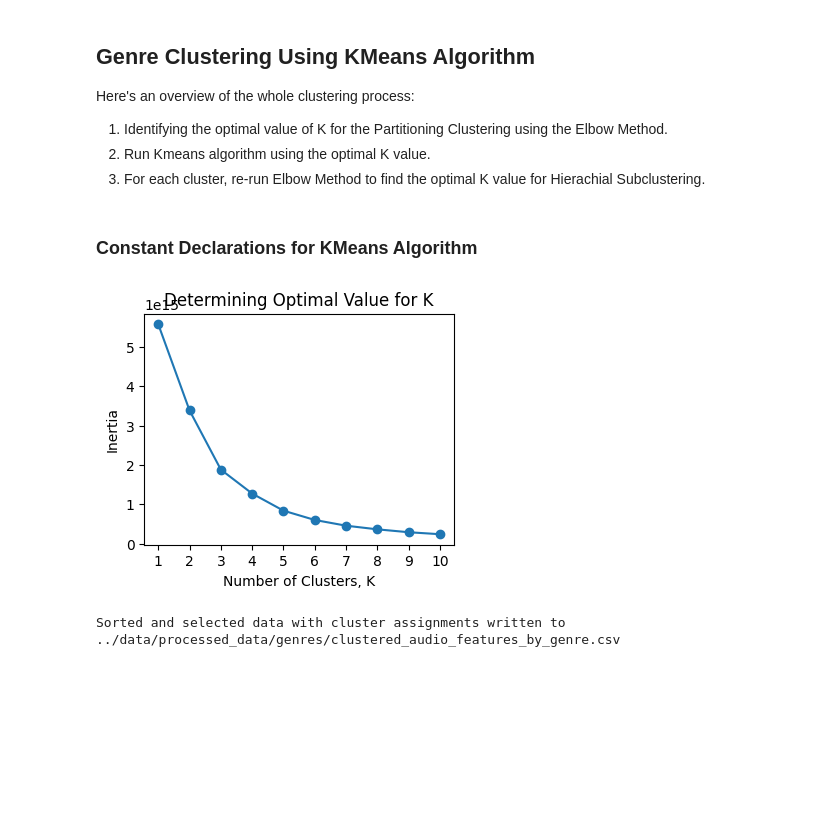
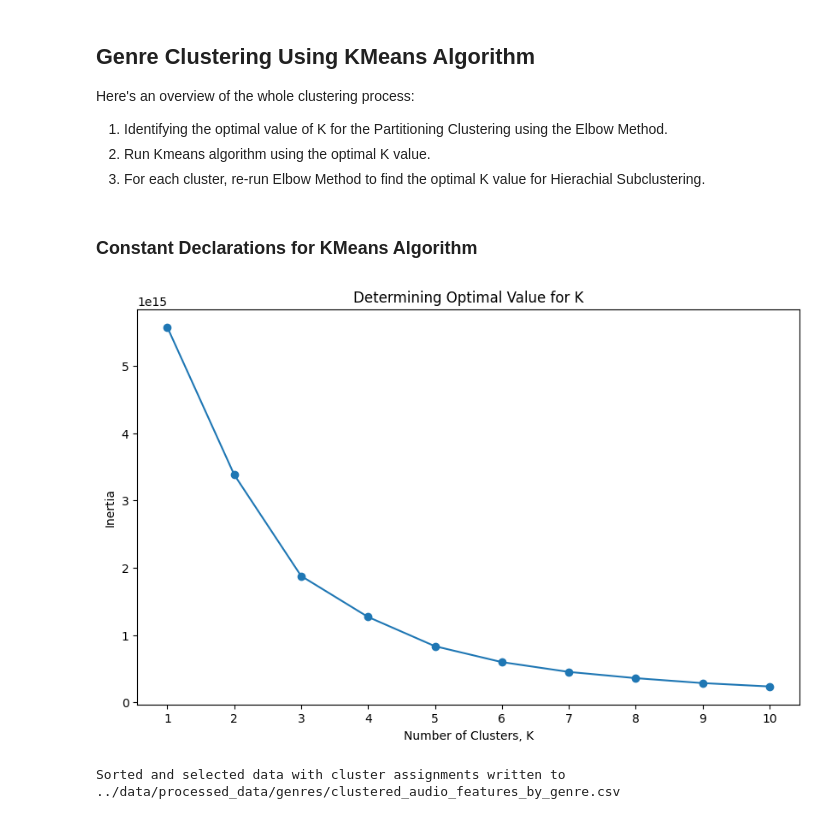
Before and after one commit to avock/TunesBlend-Engine, a Jupyter notebook: src/tunesblend_engine.ipynb, the cells around one changed output. Drawn from its saved outputs; the diff is of its cells as text; code cells hidden in the pictures; blank space fills up the shorter version.

```diff
--- a/src/tunesblend_engine.ipynb
+++ b/src/tunesblend_engine.ipynb
@@ -385,5 +385,3 @@ Here's an overview of the whole clustering process:
 1. Identifying the optimal value of K for the Partitioning Clustering using the Elbow Method.
 2. Run Kmeans algorithm using the optimal K value.
 3. For each cluster, re-run Elbow Method to find the optimal K value for Hierachial Subclustering.
-# %% [markdown]
-### Constant Declarations for KMeans Algorithm
@@ -400,0 +388,2 @@ audio_feature_columns = ['danceability', 'energy', 'key', 'loudness', 'speechine
+# %% [markdown]
+### Constant Declarations for KMeans Algorithm
@@ -401,27 +401,27 @@ audio_feature_columns = ['danceability', 'energy', 'key', 'loudness', 'speechine
 # %%
 X = audio_features_by_genre_df.iloc[:, 4:]
 inertia_values = []
 
 for k in range(min_clusters, max_clusters):
 
     status = f'Attempting Cluster Size: {k}'
     print(status, end='\r')  # '\r' moves the cursor to the beginning of the same line, effectively overwriting previous line
 
     kmeans_model = KMeans(n_clusters=k, random_state=42)
     kmeans_model.fit(X)
     inertia_values.append(kmeans_model.inertia_)
 
 clear_output(wait=True)
 
-plt.figure(figsize=(4, 3))
+plt.figure(figsize=(10, 6))
 plt.plot(range(min_clusters, max_clusters), inertia_values, marker='o')
 plt.title('Determining Optimal Value for K')
 plt.xlabel('Number of Clusters, K')
 plt.ylabel('Inertia')
 plt.xticks(range(min_clusters, max_clusters))
 plt.show()
 # %% [output]
-[figure, old version]
+[figure, new version]
 # %%
 audio_features_kmeans_df = audio_features_by_genre_df.copy()
 
```
Also changed, not shown: parts of 7 cells of this notebook, 1 other file.
